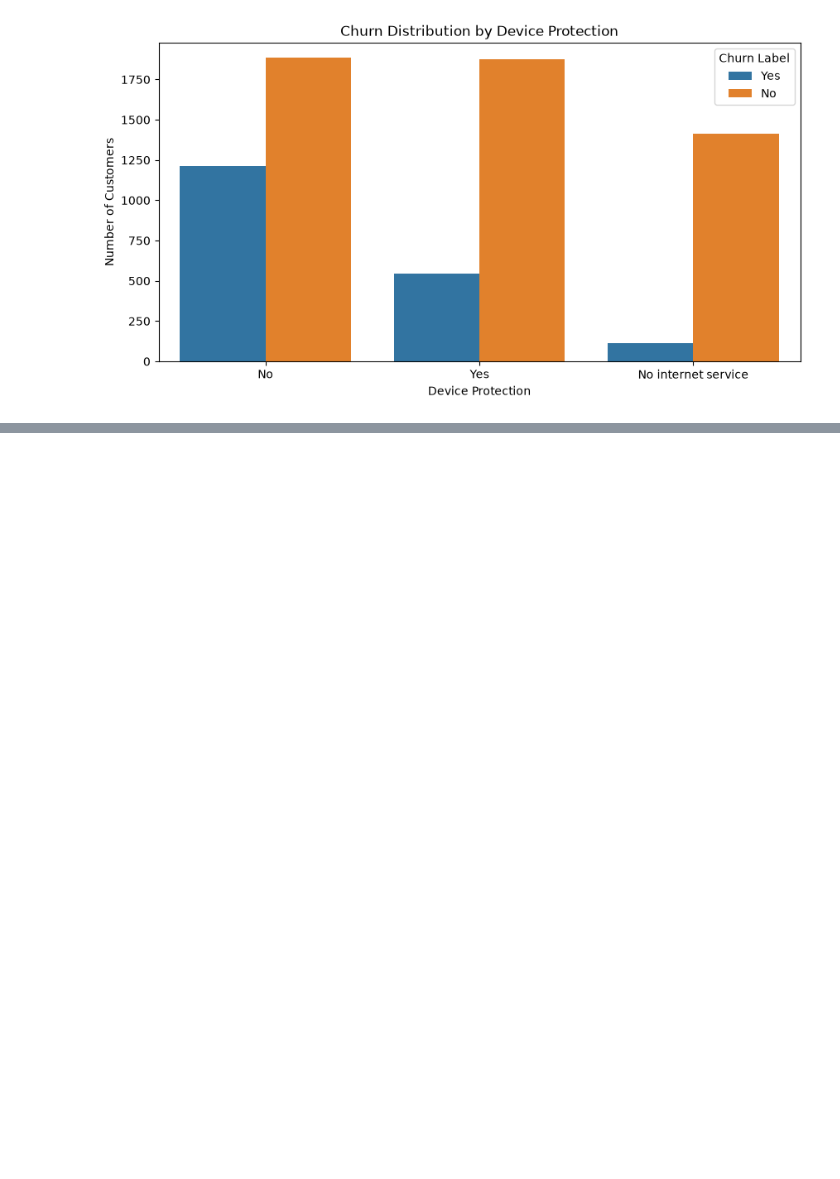
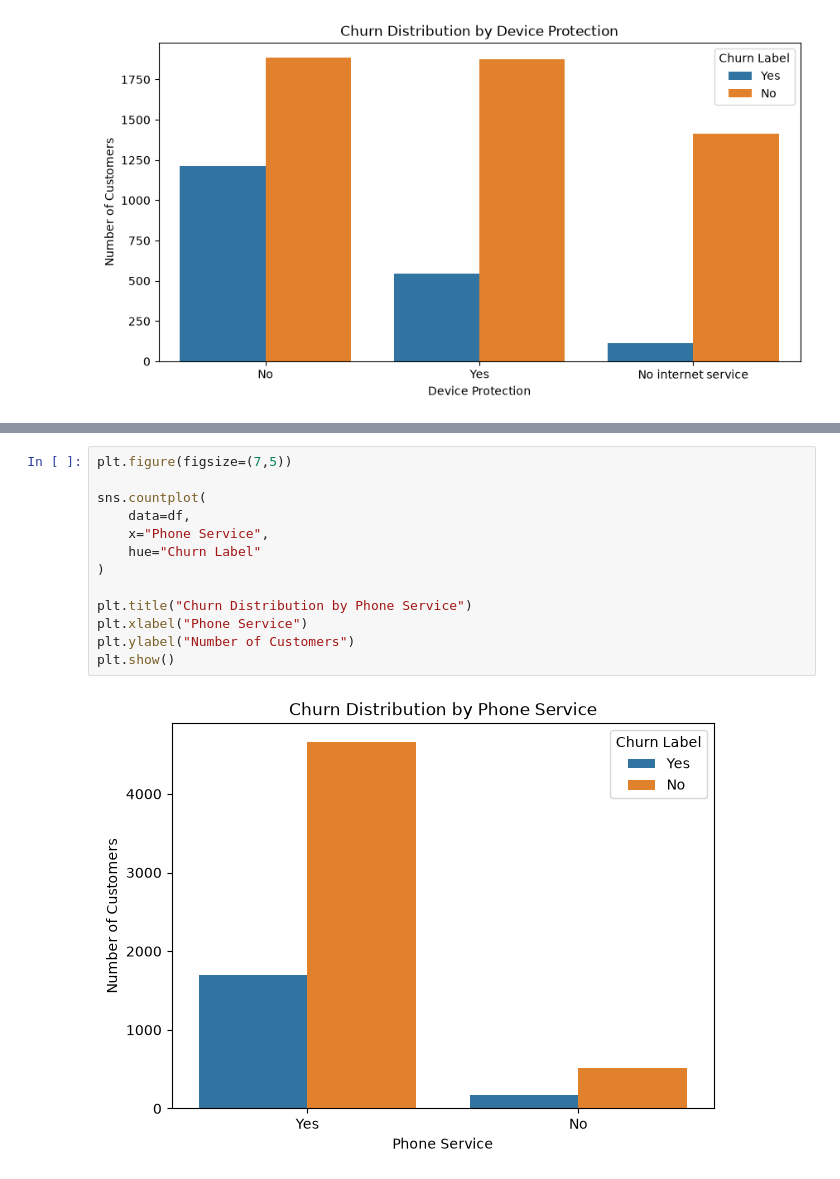
Before and after one commit to einstein4work/telecom-churn-intelligence, a Jupyter notebook: notebook/01_eda.ipynb, the cells around one changed output, grey strips where cells are left out. Cells and saved outputs as stored; diff of their text form; blank space fills up the shorter version.

```diff
--- a/notebook/01_eda.ipynb
+++ b/notebook/01_eda.ipynb
@@ -528,0 +571,15 @@ plt.show()
+# %%
+plt.figure(figsize=(7,5))
+
+sns.countplot(
+    data=df,
+    x="Phone Service",
+    hue="Churn Label"
+)
+
+plt.title("Churn Distribution by Phone Service")
+plt.xlabel("Phone Service")
+plt.ylabel("Number of Customers")
+plt.show()
+# %% [output]
+[figure, added]
```
Also changed, not shown: parts of 55 cells of this notebook, 3 other files.
